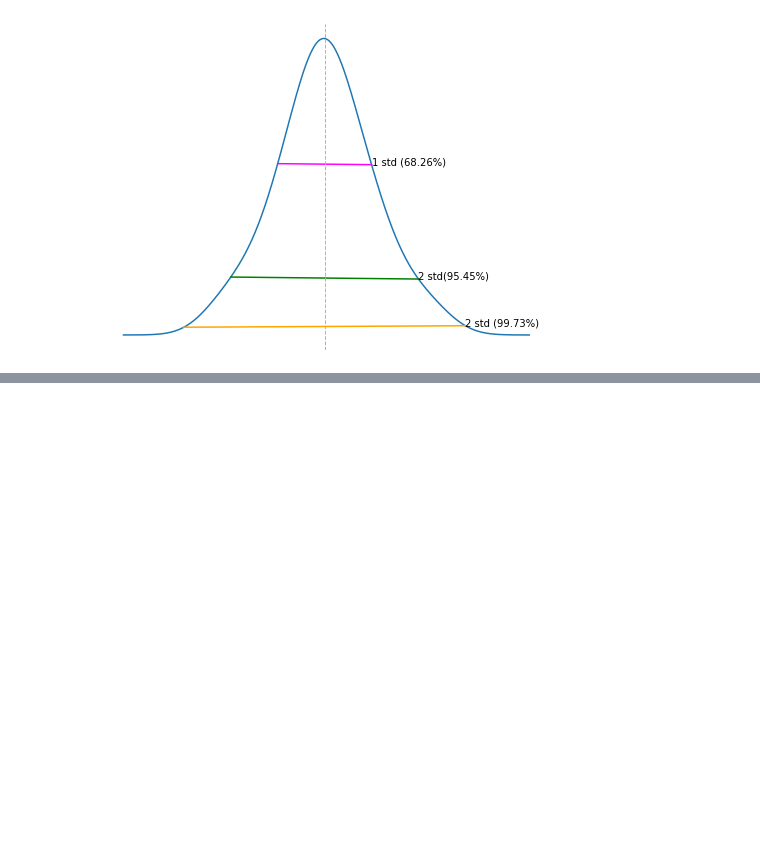
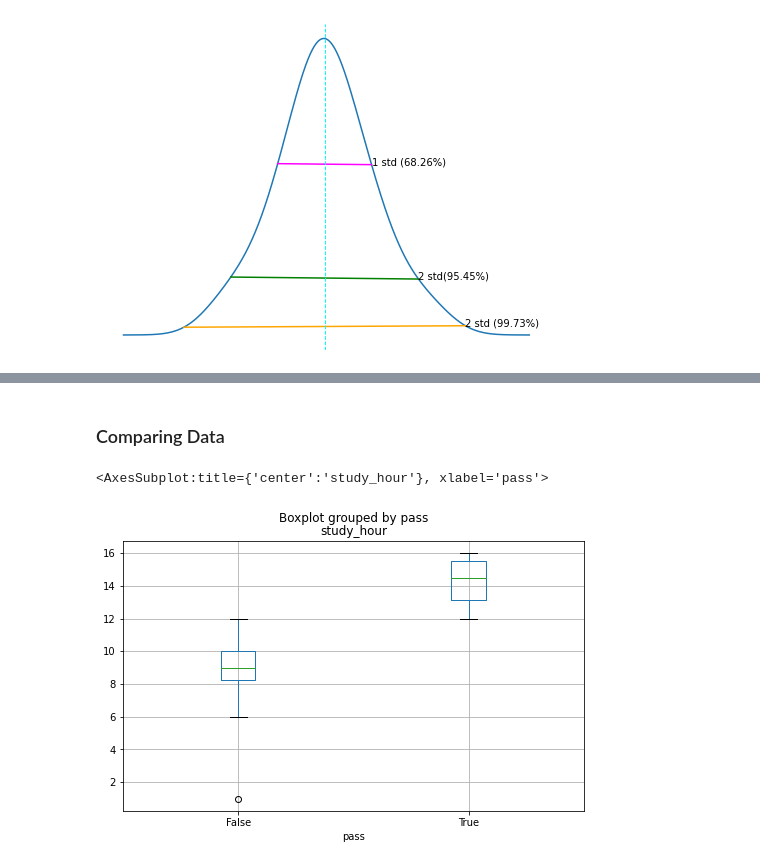
Before and after one commit to Joan-Wanjiru-N/MS-Ignite-2022, a Jupyter notebook: Explore data with NumPy and Pandas.ipynb, the cells around one changed output, grey strips where cells are left out. Drawn from its saved outputs; the diff is of its cells as text; code cells hidden in the pictures; blank space fills up the shorter version.

```diff
--- a/Explore data with NumPy and Pandas.ipynb
+++ b/Explore data with NumPy and Pandas.ipynb
@@ -601,0 +632,8 @@ plt.show()
+# %% [markdown]
+### Comparing Data
+# %%
+#comparing numerical and categorical variables
+df_students.boxplot(column = 'study_hour', by = 'pass', figsize = (8,5) )
+# %% [output]
+<AxesSubplot:title={'center':'study_hour'}, xlabel='pass'>
+[figure, added]
```
Also changed, not shown: parts of 21 cells of this notebook.
